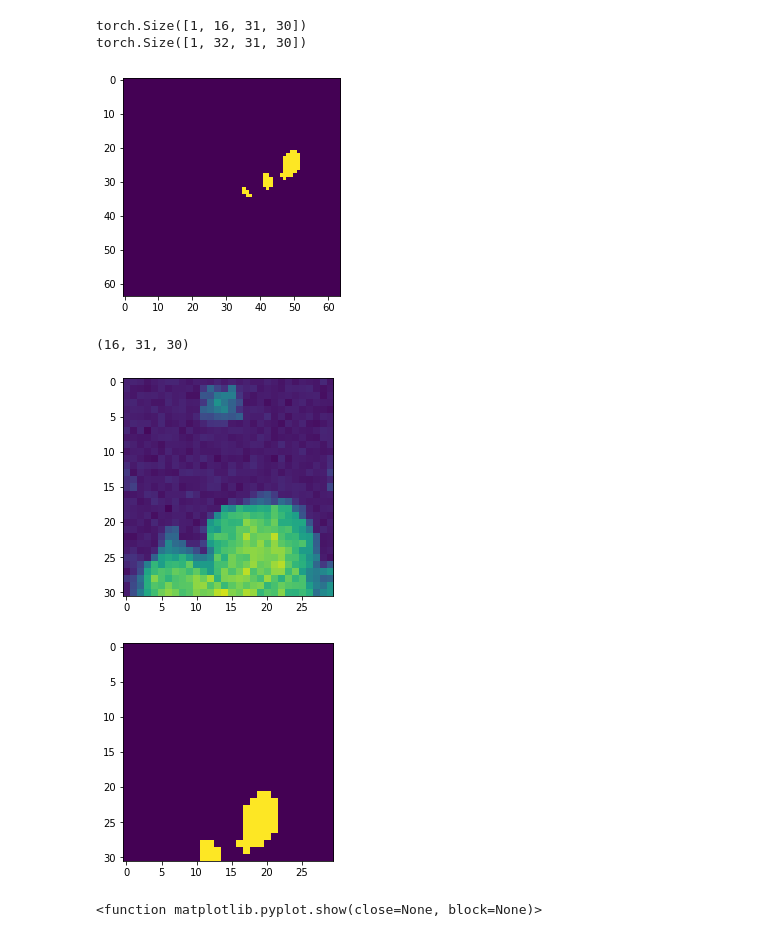
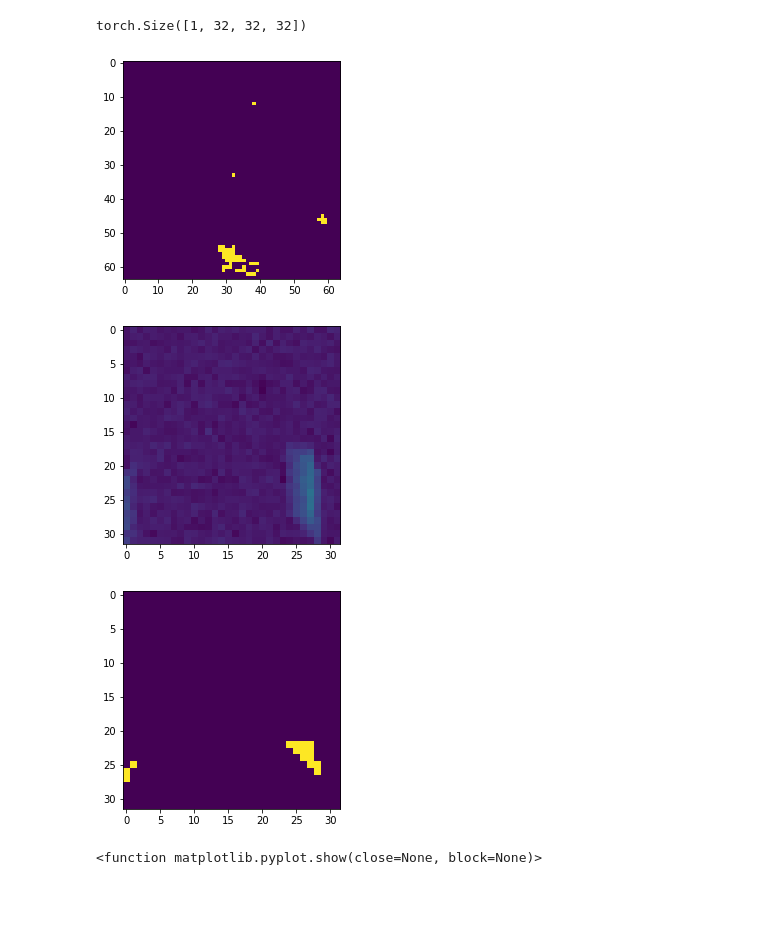
Before and after one commit to HaLU-9000/JNet, a Jupyter notebook: test.ipynb, the cells around one changed output. Saved outputs shown, nothing was run; the diff lists cells and outputs as text; code cells hidden in the pictures; blank space fills up the shorter version.

```diff
--- a/test.ipynb
+++ b/test.ipynb
@@ -4,37 +4,31 @@ import numpy as np
 from makedata   import make_data
 from dataloader import Blur, CustomDataset
 
-inp = make_data(200, (64, 64, 64))
-out, out_ = CustomDataset(inp, 2, 32, 31, 30, 11).__getitem__(1)
+inp = make_data(200, (32, 64, 64))
+out, out_ = CustomDataset(inp, 1, 32, 32, 32, 11).__getitem__(1)
 
-print(out.shape)
-print(out_.shape)
+out.shape
 # %% [output]
-torch.Size([1, 16, 31, 30])
-torch.Size([1, 32, 31, 30])
+torch.Size([1, 32, 32, 32])
 # %%
 plt.imshow(inp[0, 0], vmax=1, vmin=0)
 plt.show()
 # %% [output]
-[figure, old version]
+[figure, new version]
 # %%
-img  = np.asarray(out[0])
-img_ = np.asarray(out_[0])
+img  = np.asarray(out[0].permute(1, 0, 2))
+img_ = np.asarray(out_[0].permute(1, 0, 2))
-# %%
-img.shape
-# %% [output]
-(16, 31, 30)
 # %%
 
-plt.imshow(img[3, :, :], vmax=1, vmin=0)
+plt.imshow(img[:, :, 0], vmax=1, vmin=0)
 plt.show()
 # %% [output]
-[figure, old version]
+[figure, new version]
 # %%
-plt.imshow(img_[0, :, :])
+plt.imshow(img_[:, :, 0])
 plt.show()
 # %% [output]
-[figure, old version]
+[figure, new version]
 # %%
 import torch
 def cut(inp, zsize, xsize, ysize):
```
Also changed, not shown: parts of 3 cells of this notebook.
